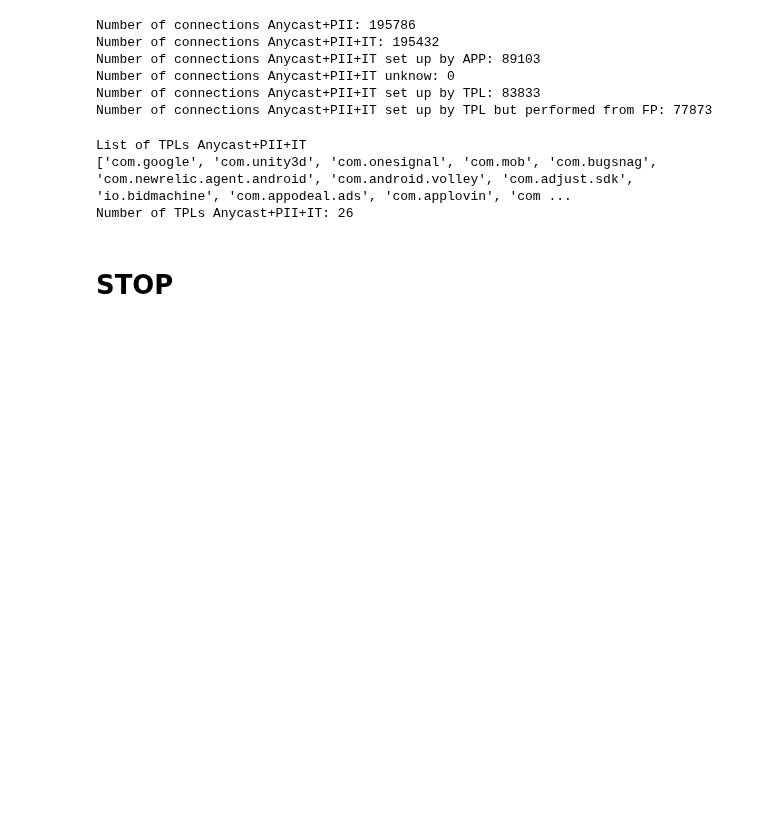
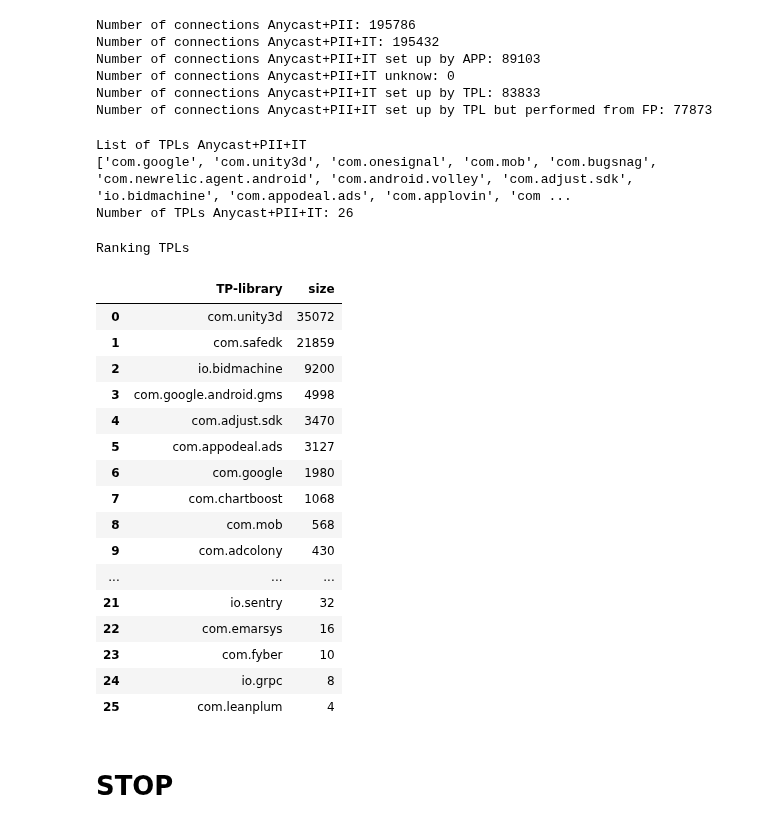
Before and after one commit to STRAST-UPM/hunter_experiment_anycast_europe, a Jupyter notebook: experiment_analysis.ipynb, the cells around one changed output. Saved outputs shown, nothing was run; the diff lists cells and outputs as text; code cells hidden in the pictures; blank space fills up the shorter version.

```diff
--- a/experiment_analysis.ipynb
+++ b/experiment_analysis.ipynb
@@ -572,6 +579,28 @@ print(f"Number of TPLs Anycast+PII+IT: {len(tpls_anycast_pii_ip)}")
 List of TPLs Anycast+PII+IT
 ['com.google', 'com.unity3d', 'com.onesignal', 'com.mob', 'com.bugsnag', 'com.newrelic.agent.android', 'com.android.volley', 'com.adjust.sdk', 'io.bidmachine', 'com.appodeal.ads', 'com.applovin', 'com ...
 Number of TPLs Anycast+PII+IT: 26
+# %%
+print("Ranking TPLs")
+anycast_pii_traffic_logs_analysis_df.groupby(["TP-library"],as_index=False).size().sort_values(by=["size"], ascending=False, ignore_index=True)
+# %% [output]
+Ranking TPLs
+|  | TP-library | size |
+| 0 | com.unity3d | 35072 |
+| 1 | com.safedk | 21859 |
+| 2 | io.bidmachine | 9200 |
+| 3 | com.google.android.gms | 4998 |
+| 4 | com.adjust.sdk | 3470 |
+| 5 | com.appodeal.ads | 3127 |
+| 6 | com.google | 1980 |
+| 7 | com.chartboost | 1068 |
+| 8 | com.mob | 568 |
+| 9 | com.adcolony | 430 |
+| ... | ... | ... |
+| 21 | io.sentry | 32 |
+| 22 | com.emarsys | 16 |
+| 23 | com.fyber | 10 |
+| 24 | io.grpc | 8 |
+| 25 | com.leanplum | 4 |
 # %% [markdown]
 # STOP
 # %%
```
Also changed, not shown: parts of 3 cells of this notebook.
